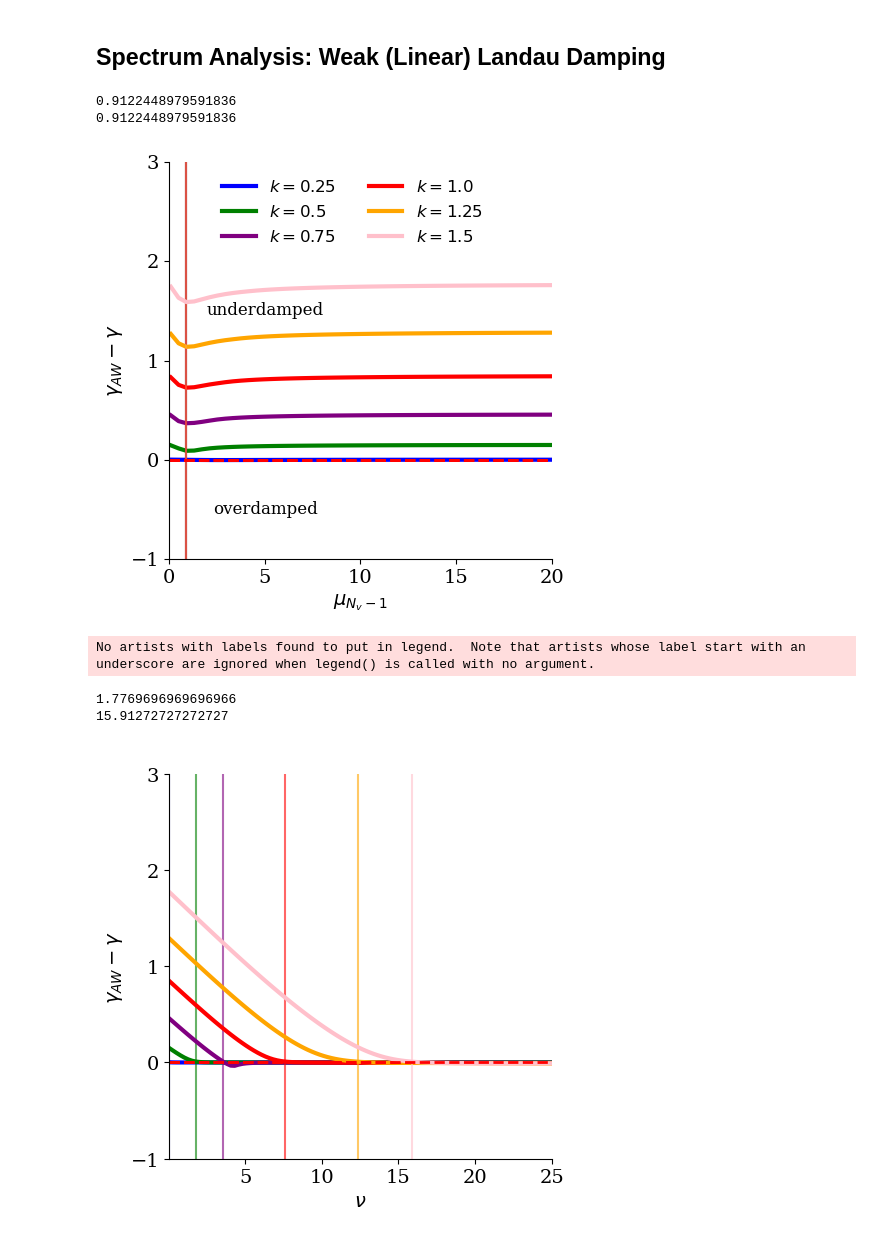
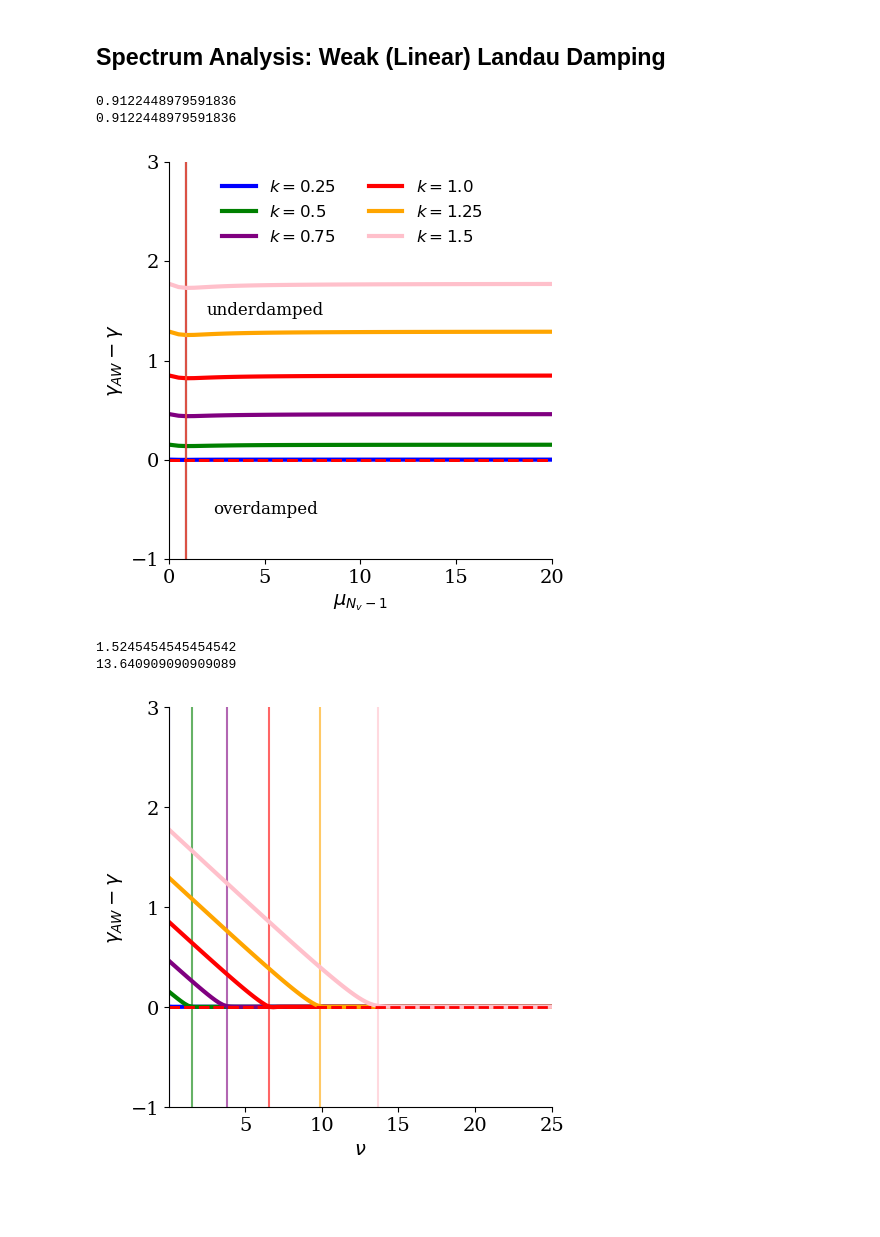
Before and after one commit to opaliss/SpectralSymbolicClosures, a Jupyter notebook: aw_hermite/spectrum analysis_positive_k.ipynb, the cells around one changed output. Saved outputs shown, nothing was run; the diff lists cells and outputs as text; code cells hidden in the pictures; blank space fills up the shorter version.

Commit message:
add hypercollisional results.

```diff
--- a/aw_hermite/spectrum analysis_positive_k.ipynb
+++ b/aw_hermite/spectrum analysis_positive_k.ipynb
@@ -17,7 +19,13 @@ matplotlib.rc('ytick', labelsize=14)
 ## Spectrum Analysis: Weak (Linear) Landau Damping
 # %%
 # number of Hermite moments
-Nv = 20
+Nv = 300
+# %%
+def factorial_ratio(n, m):
+    if n >= m:
+        return math.prod(range(m + 1, n + 1))
+    else:
+        return 1 / math.prod(range(n + 1, m + 1))
 # %%
 def A_advection(Nv, k):
     # advection matrix with off-diagonal entries
@@ -55,15 +63,15 @@ def ConservativeLenardBernstein_eig(k, nu, Nv):
     A = A_advection(Nv=Nv, k=k) + np.diag(main_diag*nu/(1j*k), 0)
     return damping_rate(mat=-1j * k * A)
 
-def Hypercollisions_eig(k, nu, Nv):
+def Hypercollisions_eig(k, nu, Nv, alpha=3):
     # Hypercollisional operator
     A = A_advection(Nv=Nv, k=k)
     # advection matrix (main-diagonal)
     vec2 = np.zeros(Nv)
-    for jj in range(0, Nv):
+    for jj in range(alpha, Nv):
         # hyper collisions coefficient
-        vec2[jj] = nu*((jj)*(jj-1)*(jj-2))/((Nv-1)*(Nv-2)*(Nv-3))
-    A =  A + np.diag(vec2 / (1j*k), 0)
+        vec2[jj] = np.power(-1, alpha+1) * factorial_ratio(n=jj, m=jj-alpha) * factorial_ratio(n=Nv - 1 - alpha, m=Nv -1)
+    A =  A + np.diag(nu*vec2 / (1j*k), 0)
     return damping_rate(mat=-1j * k * A)
 
 def HammetPerkins_eig(k, nu, Nv):
@@ -137,69 +145,69 @@ plt.savefig("figs/spectra/optimal_HammetPerkins_nu_postive_k_Nv_" + str(Nv) + ".
 # %% [output]
 0.9122448979591836
 0.9122448979591836
-[figure, old version]
+[figure, new version]
 # %%
+alpha=3
 nu_HP = np.linspace(0.01, 25, 100)
 
 fig, ax = plt.subplots(ncols=1, figsize=(5, 5))
 
 eig_LB = np.zeros(len(nu_HP))
 for ii, nu in enumerate(nu_HP):
-    eig_LB[ii] = Hypercollisions_eig(k=0.25, nu=nu, Nv=Nv)
+    eig_LB[ii] = Hypercollisions_eig(k=0.25, nu=nu, Nv=Nv, alpha=alpha)
 ax.axvline(nu_HP[np.min(np.where(np.abs(eig_LB + 0.00216) < 1e-2))], color="blue", alpha=0.6)
 ax.plot(nu_HP, eig_LB + 0.00216, color="blue", linewidth=3)
 
 eig_LB = np.zeros(len(nu_HP))
 for ii, nu in enumerate(nu_HP):
-    eig_LB[ii] = Hypercollisions_eig(k=0.5, nu=nu, Nv=Nv)
+    eig_LB[ii] = Hypercollisions_eig(k=0.5, nu=nu, Nv=Nv, alpha=alpha)
 ax.axvline(nu_HP[np.min(np.where(np.abs(eig_LB + 0.1533) < 1e-2))], color="green", alpha=0.6)
 print(nu_HP[np.min(np.where(np.abs(eig_LB + 0.1533) < 1e-2))])
 ax.plot(nu_HP, eig_LB + 0.1533, color="green", linewidth=3)
 
 eig_LB = np.zeros(len(nu_HP))
 for ii, nu in enumerate(nu_HP):
-    eig_LB[ii] = Hypercollisions_eig(k=0.75, nu=nu, Nv=Nv)
+    eig_LB[ii] = Hypercollisions_eig(k=0.75, nu=nu, Nv=Nv, alpha=alpha)
 ax.axvline(nu_HP[np.min(np.where(np.abs(eig_LB + 0.461918) < 1e-2))], color="purple", alpha=0.6)
 ax.plot(nu_HP, eig_LB + 0.461918, color="purple",  linewidth=3)
 
 eig_LB = np.zeros(len(nu_HP))
 for ii, nu in enumerate(nu_HP):
-    eig_LB[ii] = Hypercollisions_eig(k=1, nu=nu, Nv=Nv)
+    eig_LB[ii] = Hypercollisions_eig(k=1, nu=nu, Nv=Nv, alpha=alpha)
 ax.axvline(nu_HP[np.min(np.where(np.abs(eig_LB + 0.8513) < 1e-2))], color="red", alpha=0.6)
 ax.plot(nu_HP, eig_LB + 0.8513, color="red", linewidth=3)
 ax.axhline(0, ls="--", color="red", linewidth=2)
 
 eig_LB = np.zeros(len(nu_HP))
 for ii, nu in enumerate(nu_HP):
-    eig_LB[ii] = Hypercollisions_eig(k=1.25, nu=nu, Nv=Nv)
+    eig_LB[ii] = Hypercollisions_eig(k=1.25, nu=nu, Nv=Nv, alpha=alpha)
 ax.axvline(nu_HP[np.min(np.where(np.abs(eig_LB + 1.29386) < 1e-2))], color="orange", alpha=0.6)
 ax.plot(nu_HP, eig_LB + 1.29386, color="orange",linewidth=3)
 ax.axhline(0, ls="--", color="red", linewidth=2)
 
 eig_LB = np.zeros(len(nu_HP))
 for ii, nu in enumerate(nu_HP):
-    eig_LB[ii] = Hypercollisions_eig(k=1.5, nu=nu, Nv=Nv)
+    eig_LB[ii] = Hypercollisions_eig(k=1.5, nu=nu, Nv=Nv, alpha=alpha)
 ax.axvline(nu_HP[np.min(np.where(np.abs(eig_LB + 1.7757) < 1e-2))], color="pink", alpha=0.6)
 print(nu_HP[np.min(np.where(np.abs(eig_LB + 1.7757) < 1e-2))])
 ax.plot(nu_HP, eig_LB + 1.7757, color="pink", linewidth=3)
 ax.axhline(0, ls="--", color="red", linewidth=2)
 
 ax.set_xlabel(r"$\nu$")
 ax.set_yticks([-1, 0, 1, 2, 3])
 ax.set_ylabel(r"$\gamma_{AW} - \gamma $")
 ax.spines['right'].set_visible(False)
 ax.spines['top'].set_visible(False)
 ax.set_ylim(-1, 3)
 
 ax.set_xlim(np.min(nu_HP), np.max(nu_HP))
-legend = ax.legend(ncols=2, fancybox=False, shadow=False, fontsize=12,  bbox_to_anchor=(0.1, 1.))
-legend.get_frame().set_alpha(0)
+#legend = ax.legend(ncols=2, fancybox=False, shadow=False, fontsize=12,  bbox_to_anchor=(0.1, 1.))
+#legend.get_frame().set_alpha(0)
 
 plt.tight_layout()
 
-plt.savefig("figs/spectra/optimal_Hypercollisions_nu_positive_k_Nv_" + str(Nv) + ".png", dpi=200, bbox_inches='tight')
+plt.savefig("figs/spectra/optimal_Hypercollisions" + str(alpha) + "_nu_positive_k_Nv_" + str(Nv) + ".png", dpi=200, bbox_inches='tight')
 # %% [output]
-No artists with labels found to put in legend.  Note that artists whose label start with an underscore are ignored when legend() is called with no argument.
+1.5245454545454542
+13.640909090909089
-1.7769696969696966
-15.91272727272727
-[figure, old version]
+[figure, new version]
```
Also changed, not shown: parts of 4 cells of this notebook, 36 other files.
